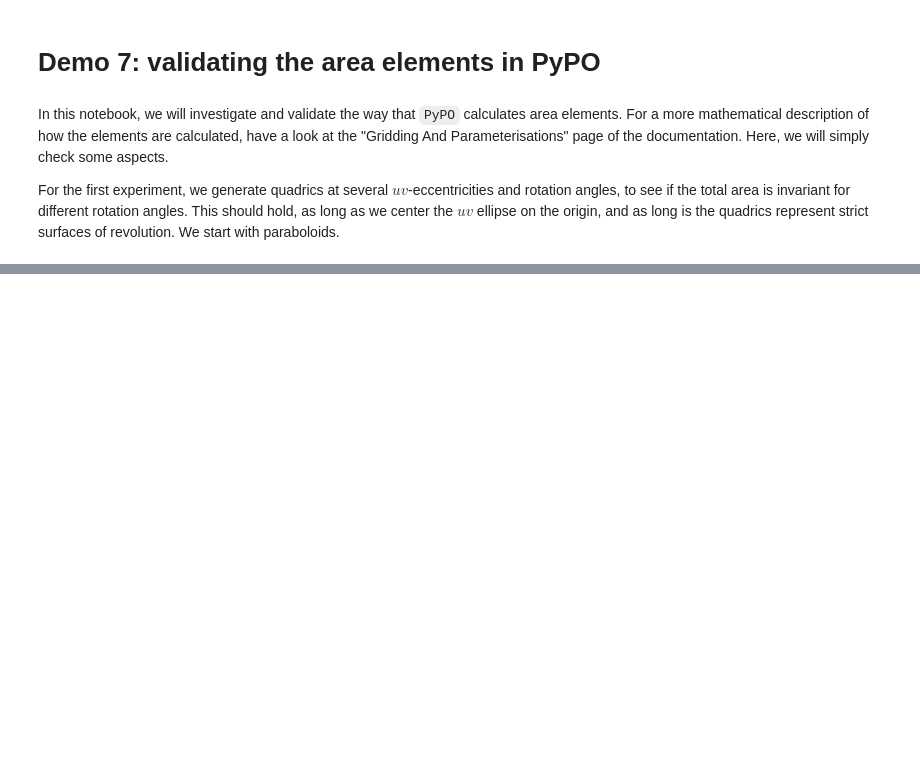
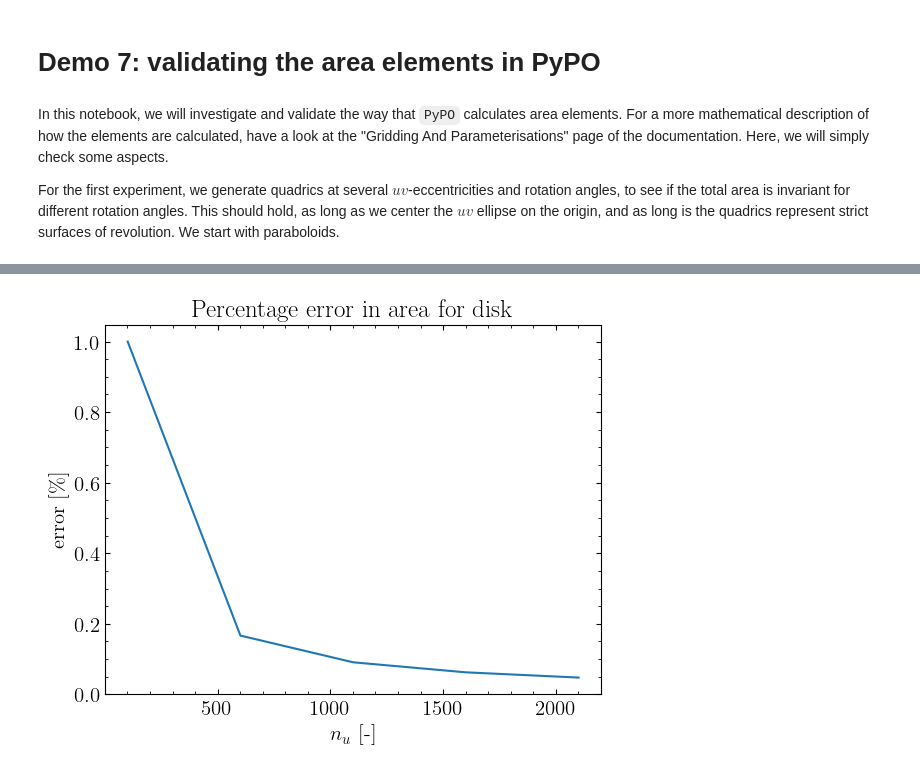
Before and after one commit to arendMoerman/PyPO, a Jupyter notebook: demos/Demo7.ipynb, the cells around one changed output, grey strips where cells are left out. Cells and saved outputs as stored; diff of their text form; code cells hidden in the pictures; blank space fills up the shorter version.

Commit message:
Started testing area element generation more rigorously. Fixed small bug in element calculation and started notebook showcasing the area conservation

```diff
--- a/demos/Demo7.ipynb
+++ b/demos/Demo7.ipynb
@@ -93,0 +42,33 @@ s.plotSystem()
+# %%
+NTEST = 5
+
+R = 10
+ecc_uv = 0.9
+
+s = System()
+
+areas_disk = np.zeros(NTEST)
+gridsize_u = np.zeros(NTEST)
+area_expected = np.pi*R**2
+
+for ii in range(NTEST):
+    disk = {
+            "name"      : "disk",
+            "gmode"     : "uv",
+            "pmode"     : "manual",
+            "lims_u"    : np.array([0, R])*Units.MM,
+            "lims_v"    : np.array([0, 360])*Units.DEG,
+            "gridsize"  : np.array([101 + ii*500, 100 + ii*500])
+            }
+    s.addPlane(disk)
+    grids = s.generateGrids("disk")
+
+    areas_disk[ii] = np.nansum(grids.area)
+    gridsize_u[ii] = 101 + ii*500
+
+plt.plot(gridsize_u, np.absolute(area_expected - areas_disk) / area_expected * 100)
+plt.xlabel(r"$n_u$ [-]")
+plt.ylabel("error [\%]")
+plt.title("Percentage error in area for disk")
+plt.show()
+# %% [output]
@@ -93,0 +81 @@ s.plotSystem()
+[figure, added]
```
Also changed, not shown: parts of 9 cells of this notebook, 4 other files.
